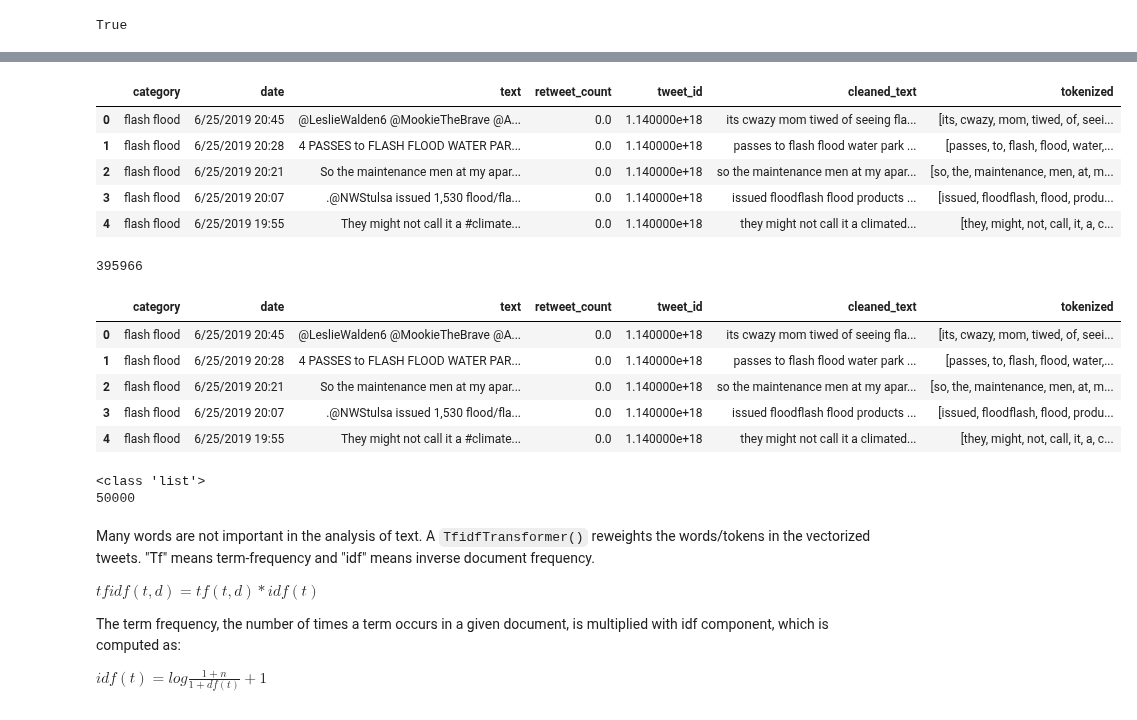
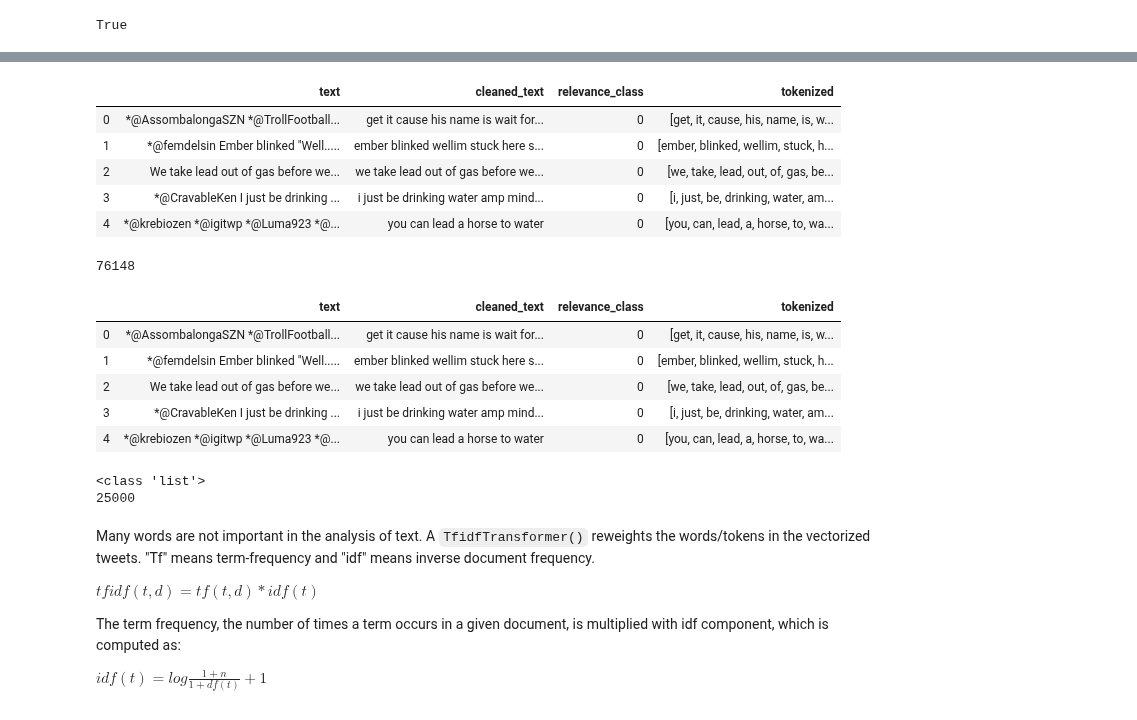
Before and after one commit to theultimate1/research, a Jupyter notebook: phase2/useful_phase_1_work/baseline_models.ipynb, the cells around one changed output, grey strips where cells are left out. Cells and saved outputs as stored; diff of their text form; code cells hidden in the pictures.

```diff
--- a/phase2/useful_phase_1_work/baseline_models.ipynb
+++ b/phase2/useful_phase_1_work/baseline_models.ipynb
@@ -161,0 +100,15 @@ To retain the current behavior and silence the warning, pass 'sort=True'.
+# %%
+# Create the dictionary
+# zeros, ones, twos, threes hdf5 files
+zeros = pd.read_hdf('datasets/zeros.h5', 'zeros')
+zeros['relevance_class'] = np.zeros(len(zeros)).astype(int)
+ones = pd.read_hdf('datasets/ones.h5', 'ones')
+ones['relevance_class'] = np.ones(len(ones)).astype(int)
+twos = pd.read_hdf('datasets/twos.h5', 'twos')
+twos['relevance_class'] = 2 * np.ones(len(twos)).astype(int)
+threes = pd.read_hdf('datasets/threes.h5', 'threes')
+threes['relevance_class'] = 3 * np.ones(len(threes)).astype(int)
+# concatenating all rated tweets
+all_tweets = pd.concat([zeros, ones, twos, threes]).reset_index()
+all_tweets = all_tweets.iloc[:, 1:]
+all_tweets.head()
@@ -245,31 +193,31 @@ all_csvs.head()
 # %%
 re_tok = re.compile(f'([{string.punctuation}“”¨«»®´·º½¾¿¡§£₤‘’])')
 
 def tokenize(s):
     return re_tok.sub(r' \1 ', s).split()
 
-all_csvs['tokenized'] = all_csvs['cleaned_text'].apply(lambda row: tokenize(row))
-all_csvs.head()
+all_tweets['tokenized'] = all_tweets['cleaned_text'].apply(lambda row: tokenize(row))
+all_tweets.head()
 # %% [output]
-|  | category | date | text | retweet_count | tweet_id | cleaned_text | tokenized |
-| 0 | flash flood | 6/25/2019 20:45 | @LeslieWalden6 @MookieTheBrave @A... | 0.0 | 1.140000e+18 | its cwazy mom tiwed of seeing fla... | [its, cwazy, mom, tiwed, of, seei... |
-| 1 | flash flood | 6/25/2019 20:28 | 4 PASSES to FLASH FLOOD WATER PAR... | 0.0 | 1.140000e+18 | passes to flash flood water park ... | [passes, to, flash, flood, water,... |
-| 2 | flash flood | 6/25/2019 20:21 | So the maintenance men at my apar... | 0.0 | 1.140000e+18 | so the maintenance men at my apar... | [so, the, maintenance, men, at, m... |
-| 3 | flash flood | 6/25/2019 20:07 | .@NWStulsa issued 1,530 flood/fla... | 0.0 | 1.140000e+18 | issued floodflash flood products ... | [issued, floodflash, flood, produ... |
-| 4 | flash flood | 6/25/2019 19:55 | They might not call it a #climate... | 0.0 | 1.140000e+18 | they might not call it a climated... | [they, might, not, call, it, a, c... |
+|  | text | cleaned_text | relevance_class | tokenized |
+| 0 | *@AssombalongaSZN *@TrollFootball... | get it cause his name is wait for... | 0 | [get, it, cause, his, name, is, w... |
+| 1 | *@femdelsin Ember blinked "Well..... | ember blinked wellim stuck here s... | 0 | [ember, blinked, wellim, stuck, h... |
+| 2 | We take lead out of gas before we... | we take lead out of gas before we... | 0 | [we, take, lead, out, of, gas, be... |
+| 3 | *@CravableKen I just be drinking ... | i just be drinking water amp mind... | 0 | [i, just, be, drinking, water, am... |
+| 4 | *@krebiozen *@igitwp *@Luma923 *@... | you can lead a horse to water | 0 | [you, can, lead, a, horse, to, wa... |
 # %%
-all_csvs = all_csvs.drop_duplicates(subset = ['cleaned_text']).reset_index()
-all_csvs = all_csvs.iloc[:, 1:]
-print(len(all_csvs))
-all_csvs.head()
+all_tweets = all_tweets.drop_duplicates(subset = ['cleaned_text']).reset_index()
+all_tweets = all_tweets.iloc[:, 1:]
+print(len(all_tweets))
+all_tweets.head()
 # %% [output]
-395966
+76148
-|  | category | date | text | retweet_count | tweet_id | cleaned_text | tokenized |
-| 0 | flash flood | 6/25/2019 20:45 | @LeslieWalden6 @MookieTheBrave @A... | 0.0 | 1.140000e+18 | its cwazy mom tiwed of seeing fla... | [its, cwazy, mom, tiwed, of, seei... |
-| 1 | flash flood | 6/25/2019 20:28 | 4 PASSES to FLASH FLOOD WATER PAR... | 0.0 | 1.140000e+18 | passes to flash flood water park ... | [passes, to, flash, flood, water,... |
-| 2 | flash flood | 6/25/2019 20:21 | So the maintenance men at my apar... | 0.0 | 1.140000e+18 | so the maintenance men at my apar... | [so, the, maintenance, men, at, m... |
-| 3 | flash flood | 6/25/2019 20:07 | .@NWStulsa issued 1,530 flood/fla... | 0.0 | 1.140000e+18 | issued floodflash flood products ... | [issued, floodflash, flood, produ... |
-| 4 | flash flood | 6/25/2019 19:55 | They might not call it a #climate... | 0.0 | 1.140000e+18 | they might not call it a climated... | [they, might, not, call, it, a, c... |
+|  | text | cleaned_text | relevance_class | tokenized |
+| 0 | *@AssombalongaSZN *@TrollFootball... | get it cause his name is wait for... | 0 | [get, it, cause, his, name, is, w... |
+| 1 | *@femdelsin Ember blinked "Well..... | ember blinked wellim stuck here s... | 0 | [ember, blinked, wellim, stuck, h... |
+| 2 | We take lead out of gas before we... | we take lead out of gas before we... | 0 | [we, take, lead, out, of, gas, be... |
+| 3 | *@CravableKen I just be drinking ... | i just be drinking water amp mind... | 0 | [i, just, be, drinking, water, am... |
+| 4 | *@krebiozen *@igitwp *@Luma923 *@... | you can lead a horse to water | 0 | [you, can, lead, a, horse, to, wa... |
 # %%
 from nltk.corpus import stopwords
 
@@ -287,6 +235,6 @@ all_csvs = all_csvs[['category', 'text', 'tokenized']]
 vocab_counter = collections.Counter()
 # %%
-tokens = np.array(all_csvs['tokenized']).reshape(-1, 1)
+tokens = np.array(all_tweets['tokenized']).reshape(-1, 1)
 words = []
 for i in range(len(tokens)):
     tweet = tokens[i]
@@ -301,7 +249,7 @@ for tweet in range(len(words)):
     for j in range(len(t)):
         indivs.append(t[j])
 
-vocabulary_size = 50000
+vocabulary_size = 25000
 from collections import Counter
 
 # UNK = unknown words, HST = hashtag, EMT = emoticon, URL is self-explanatory, THDL = Twitter handle
@@ -313,7 +261,7 @@ print(len(vocabulary))
 #print(len(data))
 # %% [output]
 <class 'list'>
-50000
+25000
 # %% [markdown]
 Many words are not important in the analysis of text. A `TfidfTransformer()` reweights the words/tokens in the vectorized tweets. "Tf" means term-frequency and "idf" means inverse document frequency.
 
```
Also changed, not shown: parts of 27 cells of this notebook, 4 other files.
